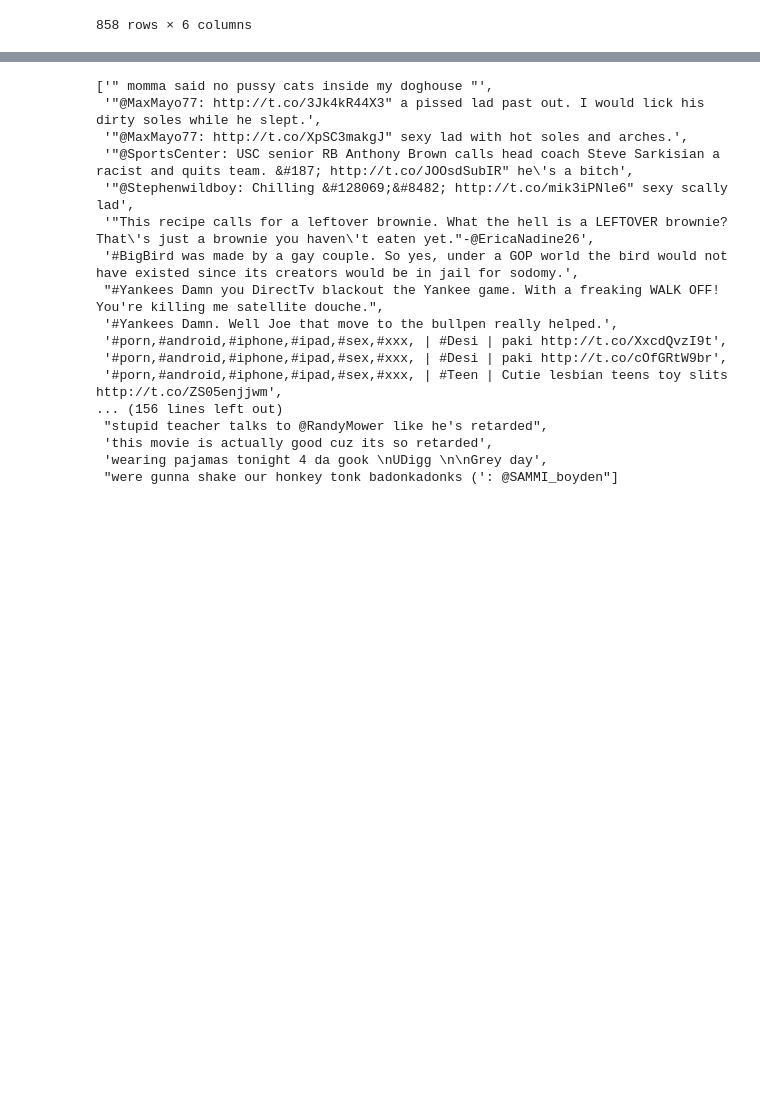
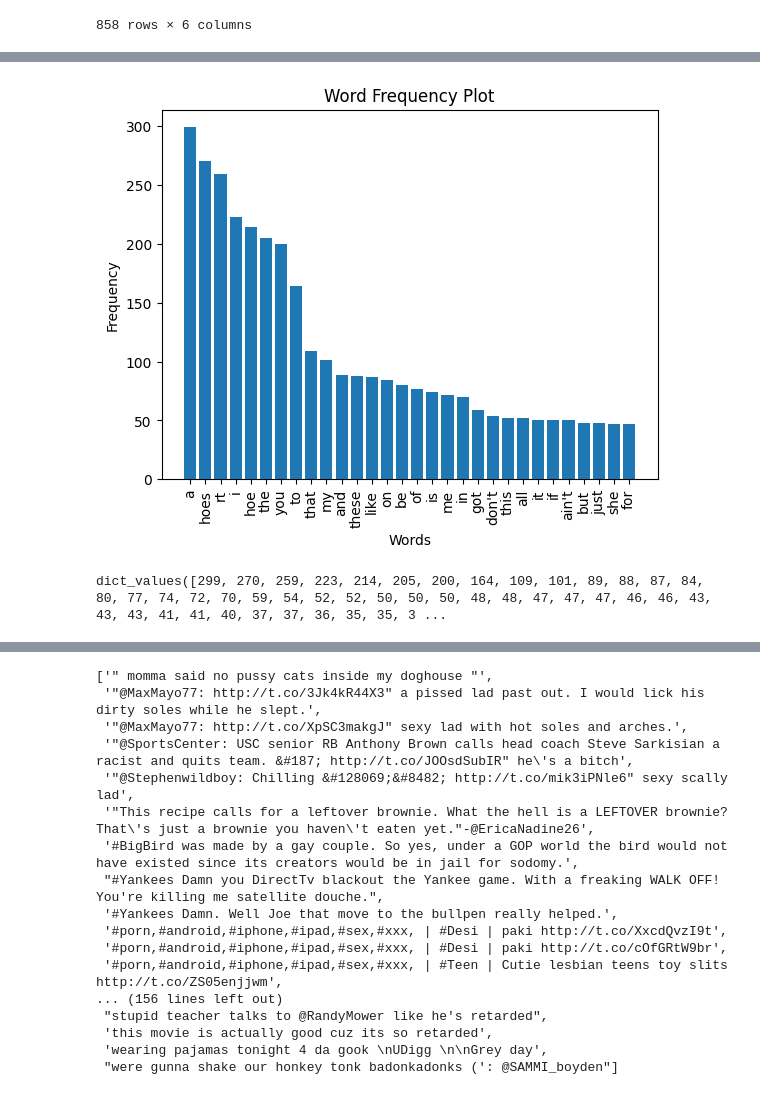
Before and after one commit to ellerywuyn/LEAR-lab, a Jupyter notebook: profanity_v3.ipynb, the cells around one changed output, grey strips where cells are left out. Saved outputs shown, nothing was run; the diff lists cells and outputs as text; code cells hidden in the pictures; blank space fills up the shorter version.

Commit message:
w word freq for false negatives

```diff
--- a/profanity_v3.ipynb
+++ b/profanity_v3.ipynb
@@ -254,0 +249,7 @@ df_0_bad[(df_0_bad["prediction"] == 0) & (df_0_bad["label"] == 1)]["tweet"].to_l
+# %%
+words = false_neg.lower().split()
+# %%
+# Create a dictionary to store the frequency of each word
+word_freq = dict(Counter(words))
+# %%
+sorted_word_freq = dict(sorted(word_freq.items(), key=lambda x: x[1], reverse=True))
@@ -254,0 +276,2 @@ df_0_bad[(df_0_bad["prediction"] == 0) & (df_0_bad["label"] == 1)]["tweet"].to_l
+# %%
+first_30_items = dict(itertools.islice(sorted_word_freq.items(), 30))
@@ -254,0 +298,14 @@ df_0_bad[(df_0_bad["prediction"] == 0) & (df_0_bad["label"] == 1)]["tweet"].to_l
+# %%
+# Plot the word frequency as a bar plot
+plt.bar(range(len(first_30_items)), list(first_30_items.values()), align='center')
+plt.xticks(range(len(first_30_items)), list(first_30_items.keys()), rotation=90)
+plt.xlabel('Words')
+plt.ylabel('Frequency')
+plt.title('Word Frequency Plot')
+plt.show()
+# %% [output]
+[figure, added]
+# %%
+sorted_word_freq.values()
+# %% [output]
+dict_values([299, 270, 259, 223, 214, 205, 200, 164, 109, 101, 89, 88, 87, 84, 80, 77, 74, 72, 70, 59, 54, 52, 52, 50, 50, 50, 48, 48, 47, 47, 47, 46, 46, 43, 43, 43, 41, 41, 40, 37, 37, 36, 35, 35, 3 ...
```
Also changed, not shown: parts of 15 cells of this notebook.
